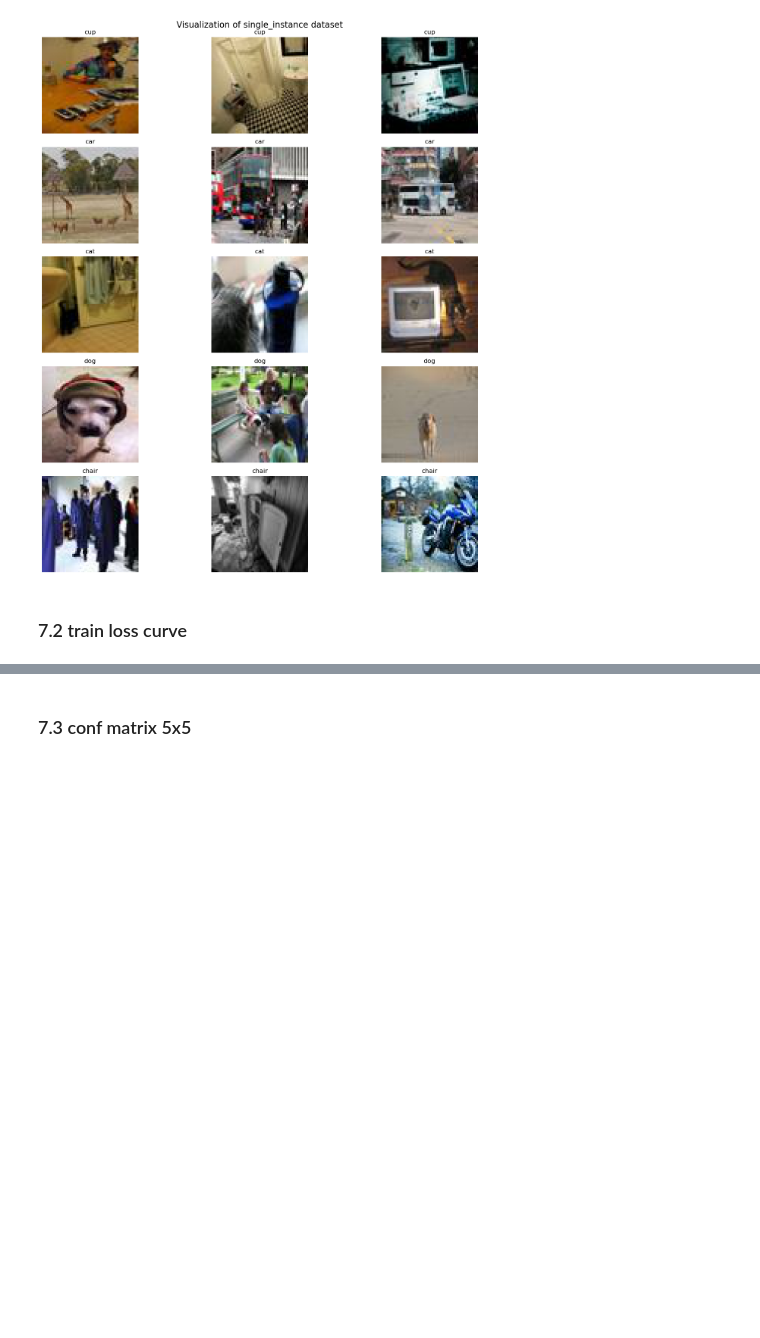
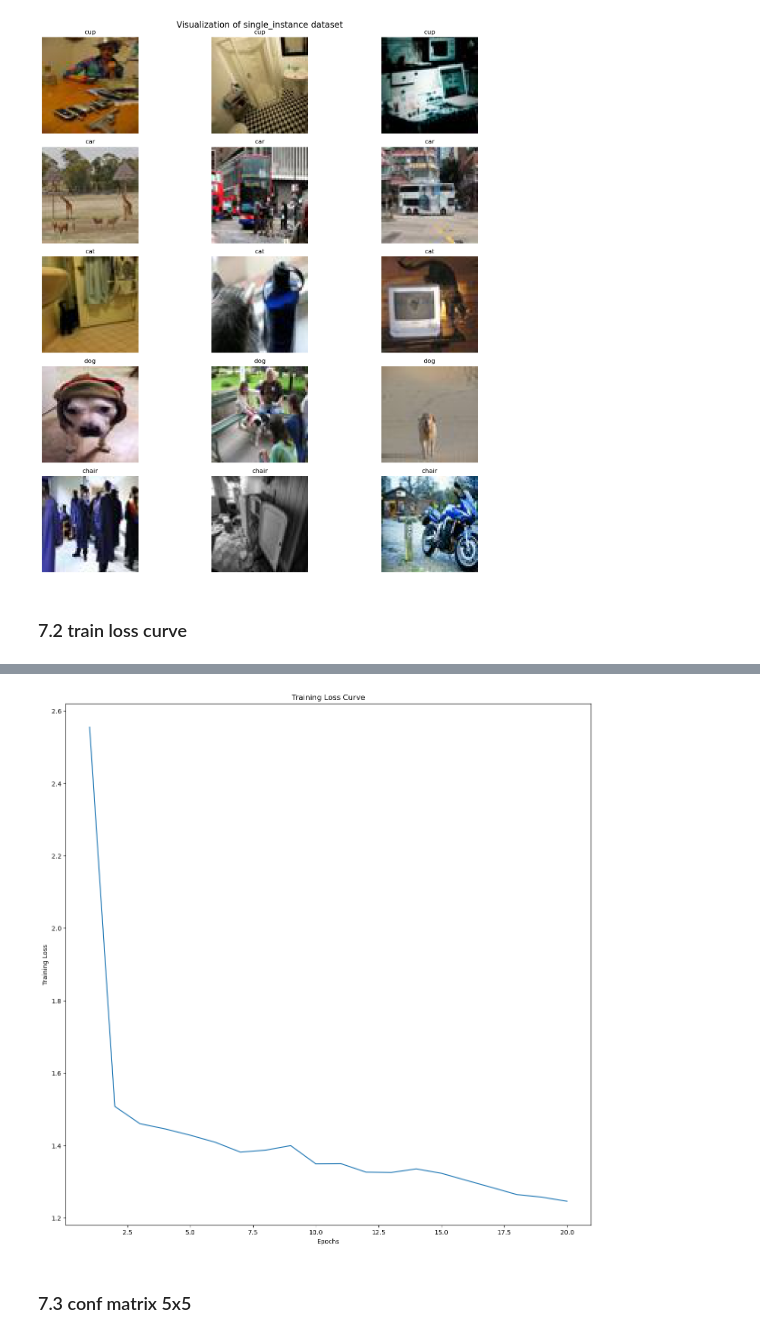
Before and after one commit to jung1230/Deep_Learning, a Jupyter notebook: HW6/hw6_Alan_Chen.ipynb, the cells around one changed output, grey strips where cells are left out. Cells and saved outputs as stored; diff of their text form; code cells hidden in the pictures; blank space fills up the shorter version.

```diff
--- a/HW6/hw6_Alan_Chen.ipynb
+++ b/HW6/hw6_Alan_Chen.ipynb
@@ -365,3 +467,95 @@ visualize_dataset("single_instance", target_classes)
 [figure]
 # %% [markdown]
 ### 7.2 train loss curve
+# %%
+import torch
+import torchvision
+import torchvision.transforms as transforms
+from torch.utils.data import DataLoader
+import matplotlib.pyplot as plt
+import numpy as np
+import torch.nn.functional as F
+from sklearn.metrics import confusion_matrix, accuracy_score,ConfusionMatrixDisplay
+
+transform_train = transforms.Compose([
+    transforms.RandomHorizontalFlip(p=0.5),
+    transforms.RandomRotation(degrees=5),
+    transforms.Resize((32, 32)),  # Resize images to 32x32 for consistency
+    transforms.ToTensor(),
+    transforms.Normalize(mean=[0.5, 0.5, 0.5], std=[0.5, 0.5, 0.5])
+])
+
+transform_val = transforms.Compose([
+    transforms.Resize((32, 32)),  # Resize images to 32x32 for consistency
+    transforms.ToTensor(),
+    transforms.Normalize(mean=[0.5, 0.5, 0.5], std=[0.5, 0.5, 0.5])
+])
+
+# Load training dataset
+train_dataset = torchvision.datasets.ImageFolder(root="output_datasets/train", transform=transform_train)
+train_loader = DataLoader(train_dataset, batch_size=32, shuffle=True)
+
+# Load validation dataset
+val_dataset = torchvision.datasets.ImageFolder(root="output_datasets/val", transform=transform_val)
+val_loader = DataLoader(val_dataset, batch_size=32, shuffle=False)
+
+
+
+
+# Check if GPU is available
+device = torch.device("cuda" if torch.cuda.is_available() else "cpu")
+print("Using device:", device)
+
+model = HW6Net().to(device)  # move model to gpu
+
+criterion = nn.CrossEntropyLoss() # CrossEntropyLoss for multi-class classification
+
+
+optimizer = torch.optim.Adam(model.parameters(), lr=0.001, weight_decay=1e-3) # use weight decay to prevent overfitting
+
+
+
+# ---------train loop------------
+
+# Modify train function to store training loss
+def train_model(model, train_loader, criterion, optimizer, epochs):
+    train_losses = []  # Store training losses
+
+    for epoch in range(epochs):
+        model.train()
+        running_loss = 0.0
+        correct, total = 0, 0
+
+        for images, labels in train_loader:
+            images, labels = images.to(device), labels.to(device)
+
+            optimizer.zero_grad()
+            outputs = model(images)
+            loss = criterion(outputs, labels)
+            loss.backward()
+            optimizer.step()
+
+            running_loss += loss.item()
+            _, predicted = torch.max(outputs, 1)
+            total += labels.size(0)
+            correct += (predicted == labels).sum().item()
+
+        train_losses.append(running_loss / len(train_loader))
+
+        train_acc = 100 * correct / total
+        print(f"Epoch [{epoch+1}/{epochs}], Loss: {train_losses[-1]:.4f}, Train Acc: {train_acc:.2f}%")
+
+    return train_losses
+
+train_losses = train_model(model, train_loader, criterion, optimizer, epochs=20) # store loss history for further use
+
+# ---------end train loop------------
+
+# ----- train loss curve -----
+plt.figure(figsize=(15, 15))
+plt.plot(range(1, len(train_losses) + 1), train_losses)
+plt.xlabel("Epochs")
+plt.ylabel("Training Loss")
+plt.title("Training Loss Curve")
+plt.show()
+# %% [output]
@@ -368,2 +579,3 @@ visualize_dataset("single_instance", target_classes)
+[figure, added]
 # %% [markdown]
 ### 7.3 conf matrix 5x5
```
Also changed, not shown: parts of 8 cells of this notebook.
